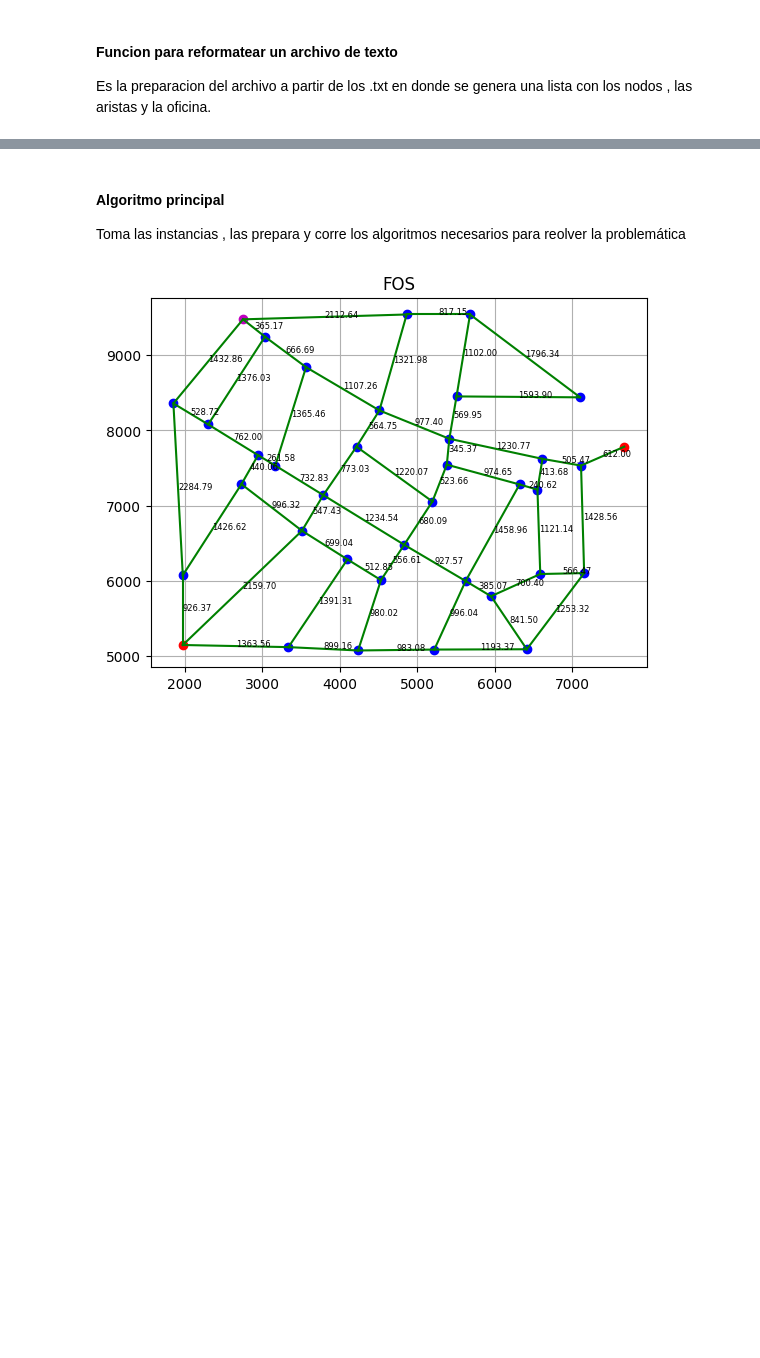
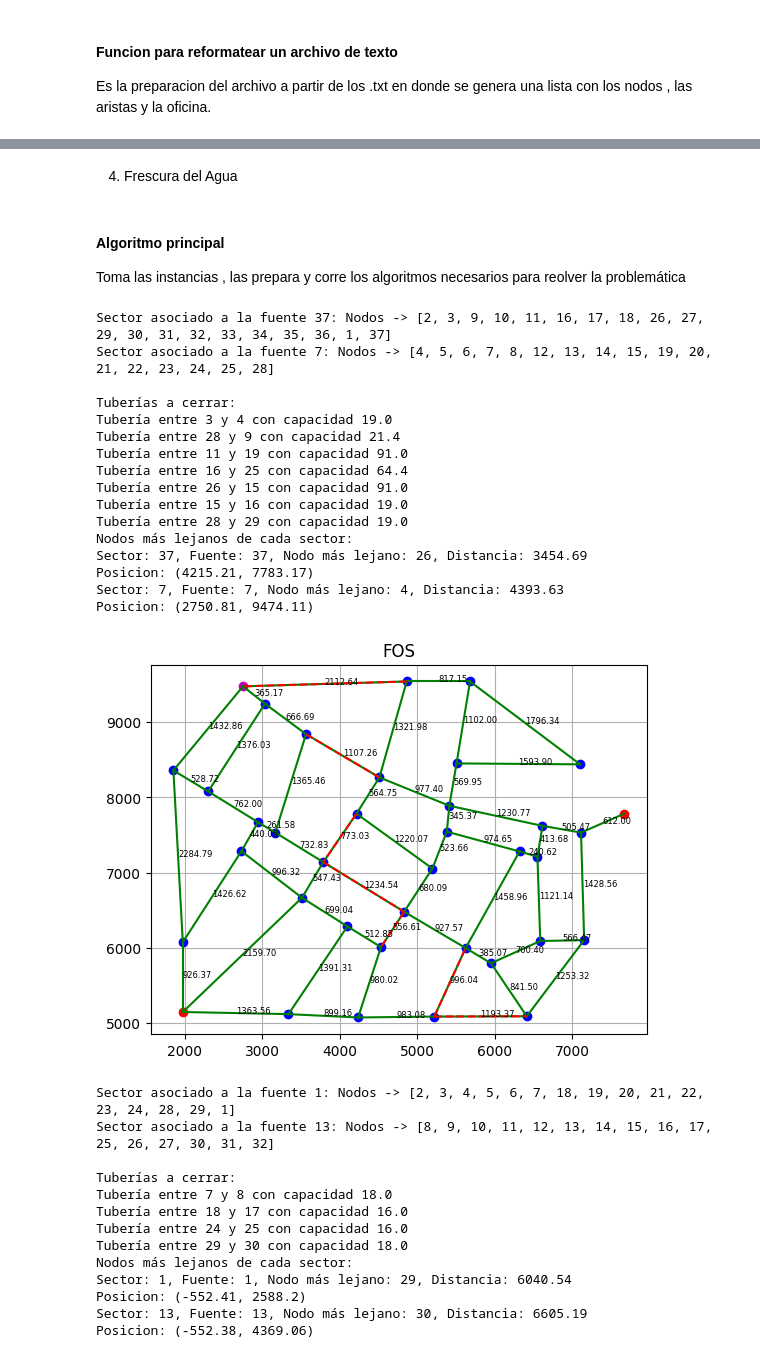
Before and after one commit to ElingeMisa/Algoritmos_, a Jupyter notebook: SituacionProblema2/SituacionProblema2.ipynb, the cells around one changed output, grey strips where cells are left out. Saved outputs shown, nothing was run; the diff lists cells and outputs as text; code cells hidden in the pictures; blank space fills up the shorter version.

```diff
--- a/SituacionProblema2/SituacionProblema2.ipynb
+++ b/SituacionProblema2/SituacionProblema2.ipynb
@@ -76,0 +114,2 @@ def file_prep(route) :
+# %% [markdown]
+4. Frescura del Agua
@@ -78,38 +148,106 @@ def file_prep(route) :
 #### Algoritmo principal
 Toma las instancias , las prepara y corre los algoritmos necesarios para reolver la problemática
 # %%
-Files_Routes = ["/Users/misa_v/Library/CloudStorage/OneDrive-InstitutoTecnologicoydeEstudiosSuperioresdeMonterrey/Sem 5/Algoritmos_/SituacionProblema2/FOS.txt",
+user = "colab"
+
+if user=="misa":
+    Files_Routes = ["/Users/misa_v/Library/CloudStorage/OneDrive-InstitutoTecnologicoydeEstudiosSuperioresdeMonterrey/Sem 5/Algoritmos_/SituacionProblema2/FOS.txt",
                 "/Users/misa_v/Library/CloudStorage/OneDrive-InstitutoTecnologicoydeEstudiosSuperioresdeMonterrey/Sem 5/Algoritmos_/SituacionProblema2/HAN.txt",
                 "/Users/misa_v/Library/CloudStorage/OneDrive-InstitutoTecnologicoydeEstudiosSuperioresdeMonterrey/Sem 5/Algoritmos_/SituacionProblema2/NYT.txt",
                 "/Users/misa_v/Library/CloudStorage/OneDrive-InstitutoTecnologicoydeEstudiosSuperioresdeMonterrey/Sem 5/Algoritmos_/SituacionProblema2/PES.txt"]
+elif user=="rocco":
+    Files_Routes = ["D:\\Tec\\Semestre V\\TC2038 Algoritmos Avanzados\\Code\\SP2\\FOS.txt",
+                    "D:\\Tec\\Semestre V\\TC2038 Algoritmos Avanzados\\Code\\SP2\\HAN.txt",
+                    "D:\\Tec\\Semestre V\\TC2038 Algoritmos Avanzados\\Code\\SP2\\NYT.txt",
+                    "D:\\Tec\\Semestre V\\TC2038 Algoritmos Avanzados\\Code\\SP2\\PES.txt"]
+elif user=="colab":
+    Files_Routes = ["FOS.txt",
+                    "HAN.txt",
+                    "NYT.txt",
+                    "PES.txt"]
 
 Files_Titles = ["FOS", "HAN", "NYT", "PES"]
 
 for route in Files_Routes:
     nodos_limpio , tuberias_limpio, new_nodes , id_office = file_prep(route)
 
     # Create a dictionary to map node IDs to Node instances
     node_dict = {node.node_id: node for node in nodos_limpio}
 
     plt.figure()
     plt.title(Files_Titles[Files_Routes.index(route)])
     for node in nodos_limpio:
 
         if node.is_source == 1:
             plt.plot(node.x, node.y, 'ro')
         elif node.node_id == id_office:
             plt.plot(node.x, node.y, 'mo')
         else:
             plt.plot(node.x, node.y, 'bo')
 
+    #2 Unir nodos con tuberías y mostrar distancia
     for tuberia in tuberias_limpio:
 
         tuberia.length = np.sqrt((node_dict[tuberia.start_node].x - node_dict[tuberia.end_node].x)**2 + (node_dict[tuberia.start_node].y - node_dict[tuberia.end_node].y)**2)
 
         plt.plot([node_dict[tuberia.start_node].x, node_dict[tuberia.end_node].x],[node_dict[tuberia.start_node].y, node_dict[tuberia.end_node].y], 'g')
 
         plt.text((node_dict[tuberia.start_node].x + node_dict[tuberia.end_node].x) / 2,(node_dict[tuberia.start_node].y + node_dict[tuberia.end_node].y) / 2,f'{tuberia.length:.2f}', color='black', fontsize=6)
+
+    #3: Sectorización
+    sectores, tuberias_cerradas = sectorize(nodos_limpio, tuberias_limpio)
+
+    for sector, nodes in sectores.items():
+        print(f"Sector asociado a la fuente {sector}: Nodos -> {nodes}")
+
+    print("\nTuberías a cerrar:")
+    for tuberia in tuberias_cerradas:
+        print(f"Tubería entre {tuberia.start_node} y {tuberia.end_node} con capacidad {tuberia.capacity}")
+
+    for tuberia in tuberias_cerradas:
+        plt.plot([node_dict[tuberia.start_node].x, node_dict[tuberia.end_node].x],
+                [node_dict[tuberia.start_node].y, node_dict[tuberia.end_node].y], 'r--')
+
+    #4. Frescura del Agua
+    results_frescura = frescura_agua(nodos_limpio, sectores)
+    print("Nodos más lejanos de cada sector:")
+    for resultado in results_frescura:
+        print(f"Sector: {resultado['sector']}, Fuente: {resultado['fuente']}, "
+          f"Nodo más lejano: {resultado['nodo_mas_lejano']}, "
+          f"Distancia: {resultado['distancia']:.2f}")
+
+        print(f"Posicion: {node_dict[resultado['nodo_mas_lejano']].x, node_dict[resultado['nodo_mas_lejano']].y}")
+
     plt.grid()
     plt.show()
 # %% [output]
+Sector asociado a la fuente 37: Nodos -> [2, 3, 9, 10, 11, 16, 17, 18, 26, 27, 29, 30, 31, 32, 33, 34, 35, 36, 1, 37]
+Sector asociado a la fuente 7: Nodos -> [4, 5, 6, 7, 8, 12, 13, 14, 15, 19, 20, 21, 22, 23, 24, 25, 28]
+
+Tuberías a cerrar:
+Tubería entre 3 y 4 con capacidad 19.0
+Tubería entre 28 y 9 con capacidad 21.4
+Tubería entre 11 y 19 con capacidad 91.0
+Tubería entre 16 y 25 con capacidad 64.4
+Tubería entre 26 y 15 con capacidad 91.0
+Tubería entre 15 y 16 con capacidad 19.0
+Tubería entre 28 y 29 con capacidad 19.0
+Nodos más lejanos de cada sector:
+Sector: 37, Fuente: 37, Nodo más lejano: 26, Distancia: 3454.69
+Posicion: (4215.21, 7783.17)
+Sector: 7, Fuente: 7, Nodo más lejano: 4, Distancia: 4393.63
+Posicion: (2750.81, 9474.11)
-[figure, old version]
+[figure, new version]
+Sector asociado a la fuente 1: Nodos -> [2, 3, 4, 5, 6, 7, 18, 19, 20, 21, 22, 23, 24, 28, 29, 1]
+Sector asociado a la fuente 13: Nodos -> [8, 9, 10, 11, 12, 13, 14, 15, 16, 17, 25, 26, 27, 30, 31, 32]
+
+Tuberías a cerrar:
+Tubería entre 7 y 8 con capacidad 18.0
+Tubería entre 18 y 17 con capacidad 16.0
+Tubería entre 24 y 25 con capacidad 16.0
+Tubería entre 29 y 30 con capacidad 18.0
+Nodos más lejanos de cada sector:
+Sector: 1, Fuente: 1, Nodo más lejano: 29, Distancia: 6040.54
+Posicion: (-552.41, 2588.2)
+Sector: 13, Fuente: 13, Nodo más lejano: 30, Distancia: 6605.19
+Posicion: (-552.38, 4369.06)
```
Also changed, not shown: parts of 5 cells of this notebook.
